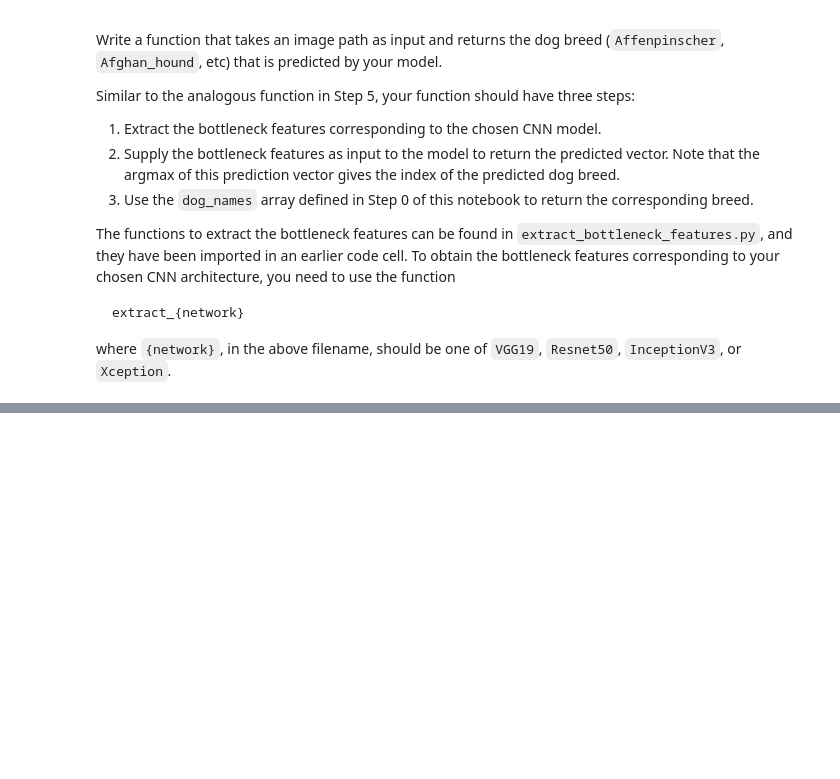
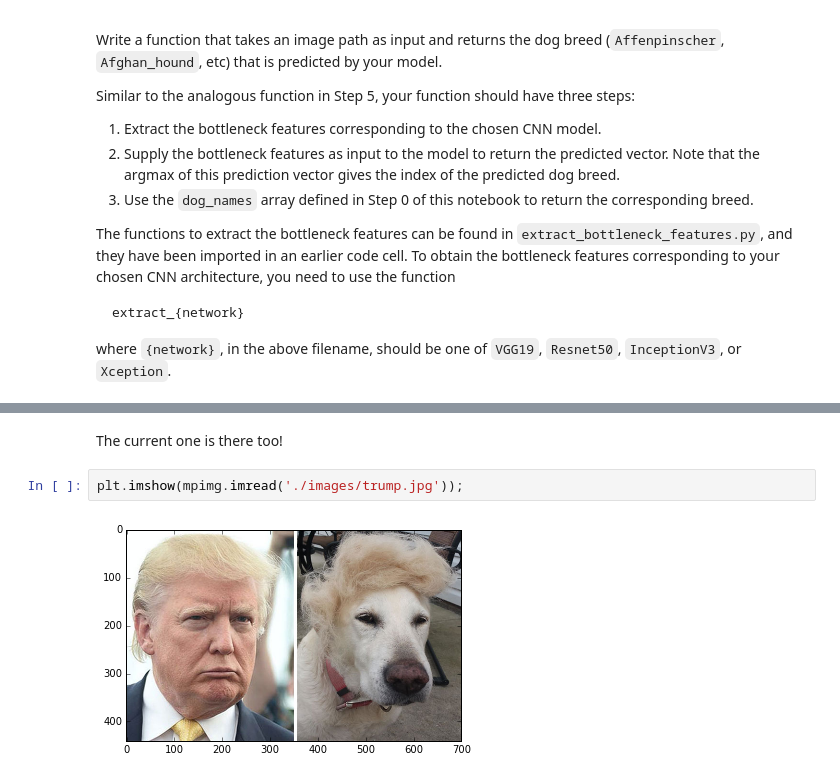
Before and after one commit to lmurtinho/dog-project, a Jupyter notebook: dog_app.ipynb, the cells around one changed output, grey strips where cells are left out. Drawn from its saved outputs; the diff is of its cells as text; blank space fills up the shorter version.

```diff
--- a/dog_app.ipynb
+++ b/dog_app.ipynb
@@ -685,0 +749,6 @@ Some sample output for our algorithm is provided below, but feel free to design
+# %% [markdown]
+The current one is there too!
+# %%
+plt.imshow(mpimg.imread('./images/trump.jpg'));
+# %% [output]
+[figure, added]
```
Also changed, not shown: parts of 12 cells of this notebook, 9 other files.
